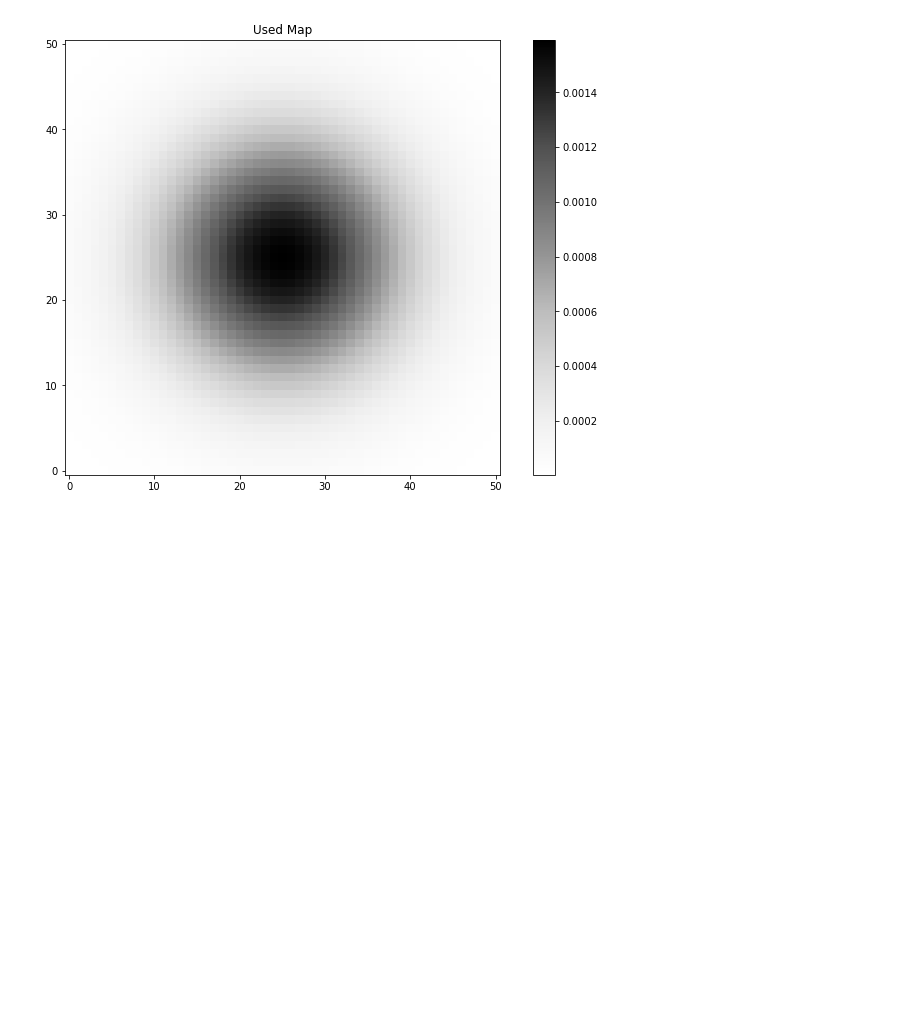
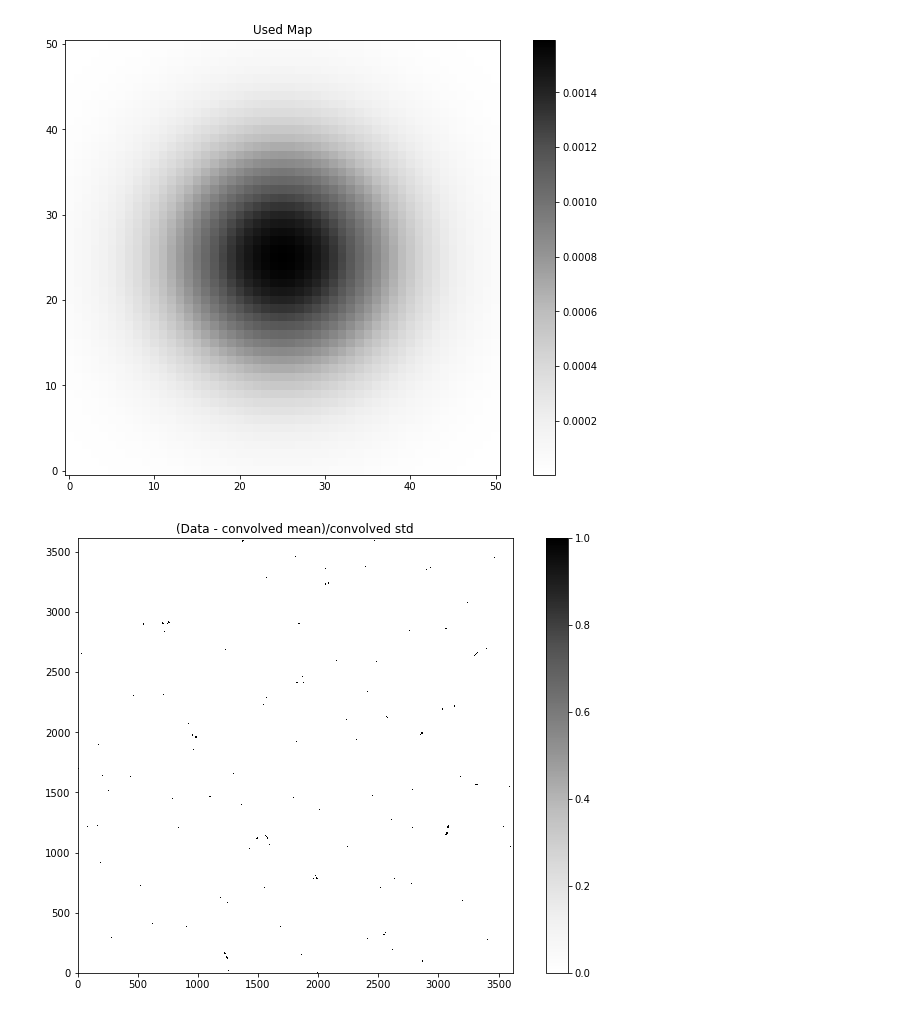
Before and after one commit to Woutmg/Meerkat_FracPol_New, a Jupyter notebook: RMS_maker.ipynb, the cells around one changed output. Cells and saved outputs as stored; diff of their text form; code cells hidden in the pictures; blank space fills up the shorter version.

```diff
--- a/RMS_maker.ipynb
+++ b/RMS_maker.ipynb
@@ -117,3 +121,18 @@ plt.colorbar()
 plt.show()
 # %% [output]
 [figure]
+# %%
+mask = np.array(((data-mean)/std >= 4), dtype=float)
+Fits_mask = fits.PrimaryHDU(mask)
+
+Fits_mask.writeto(directory+'Abell_85_Linpolmask.fits', overwrite=True)
+# %%
+plt.figure(figsize=(12,8))
+plt.title('(Data - convolved mean)/convolved std')
+plt.imshow(mask, cmap='Greys', origin='lower', interpolation='nearest')
+plt.colorbar()
+#plt.xlim(500,1500)
+#plt.ylim(1500, 2500)
+plt.savefig('linpol_selection.pdf', dpi=500)
+# %% [output]
+[figure, added]
```
Also changed, not shown: parts of 2 cells of this notebook, 6 other files.
